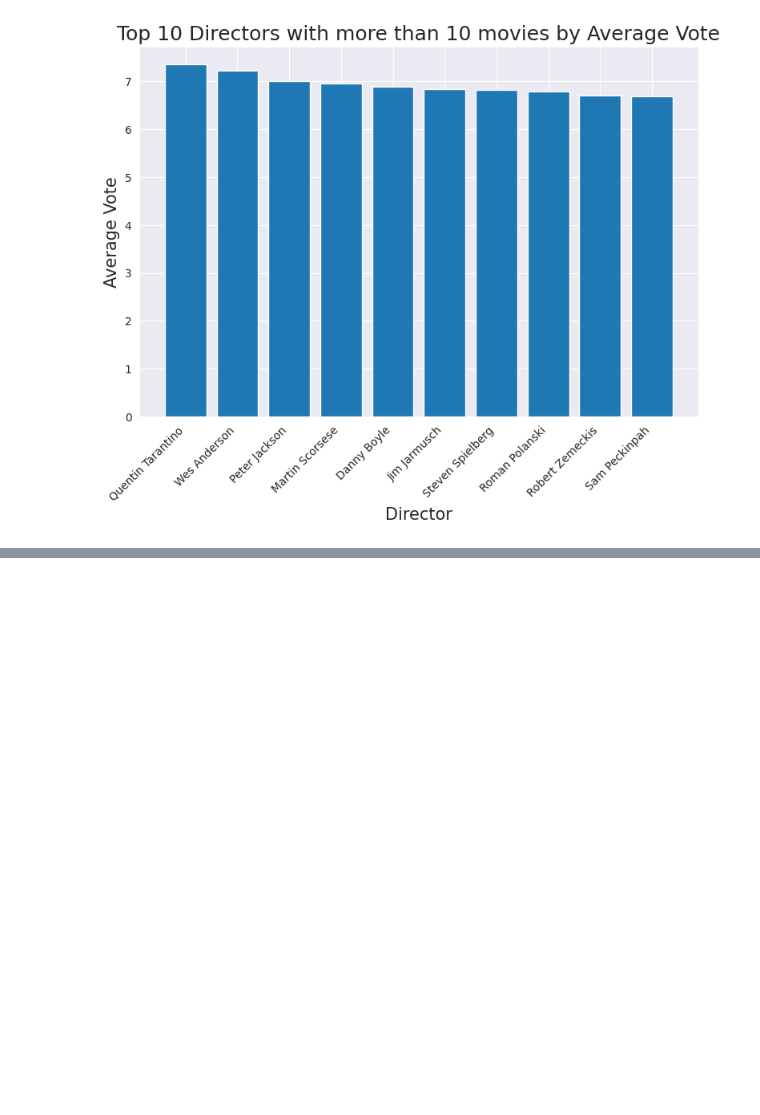
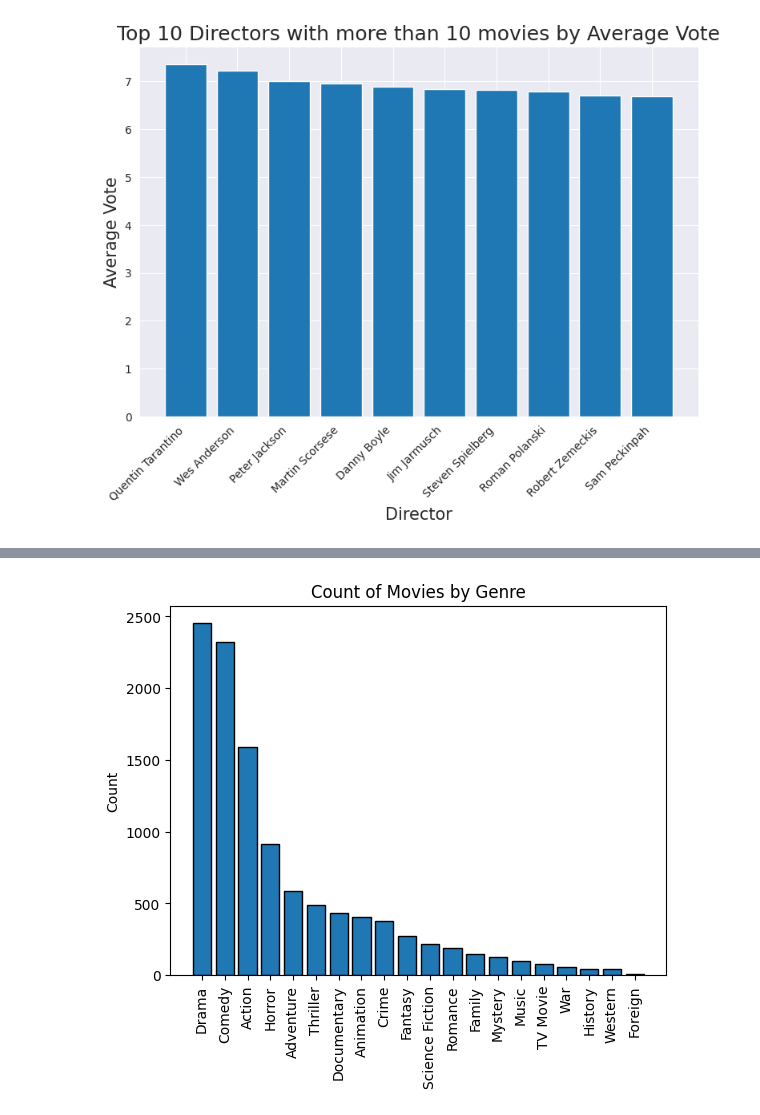
Before and after one commit to RODRIGORUBIO1991/PythonCode, a Jupyter notebook: Netflix/Movies.ipynb, the cells around one changed output, grey strips where cells are left out. Saved outputs shown, nothing was run; the diff lists cells and outputs as text; code cells hidden in the pictures; blank space fills up the shorter version.

```diff
--- a/Netflix/Movies.ipynb
+++ b/Netflix/Movies.ipynb
@@ -374,0 +447,21 @@ plt.show()
+# %%
+import matplotlib.pyplot as plt
+
+# Dividir los géneros por el delimitador "|"
+genres = movie_data['genres'].str.split('|', expand=True)
+
+# Obtener la primera palabra de cada género
+first_genre = genres[0]
+
+# Contar el número de películas por género
+genre_counts = first_genre.value_counts()
+
+# Crear el histograma
+plt.bar(genre_counts.index, genre_counts.values, edgecolor='black')
+plt.title('Count of Movies by Genre')
+plt.ylabel('Count')
+plt.xticks(rotation=90)
+
+plt.show()
+# %% [output]
+[figure, added]
```
Also changed, not shown: parts of 5 cells of this notebook.
